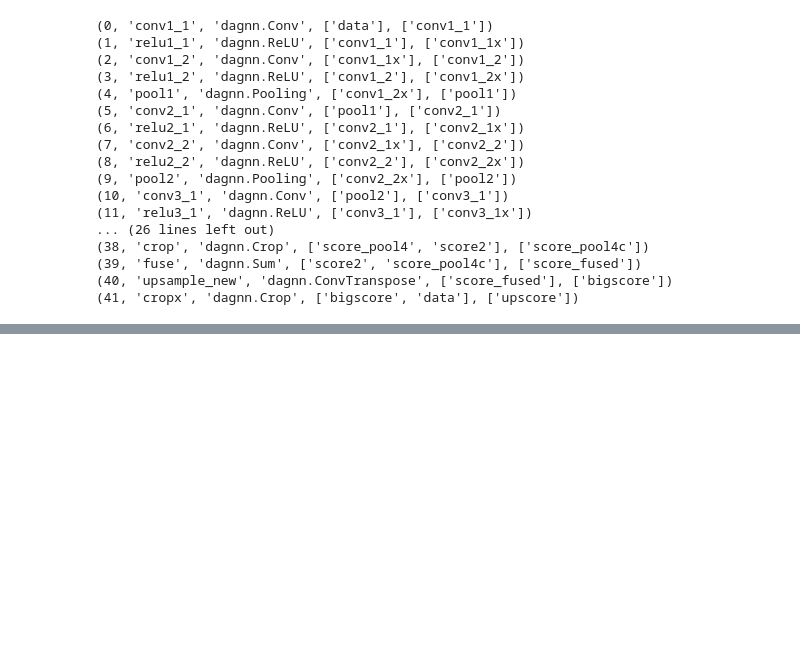
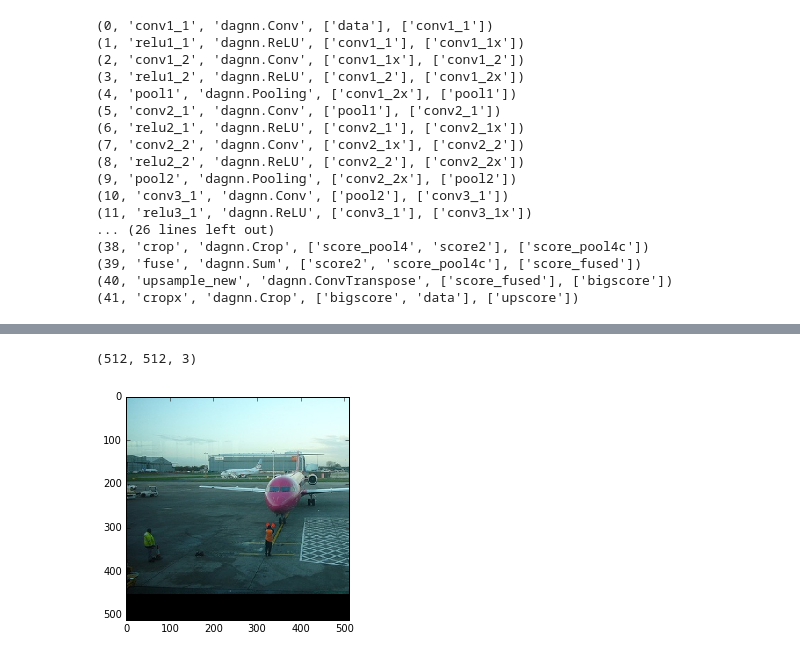
Before and after one commit to Gurupradeep/FCN-for-Semantic-Segmentation, a Jupyter notebook: FCN-16.ipynb, the cells around one changed output, grey strips where cells are left out. Drawn from its saved outputs; the diff is of its cells as text; code cells hidden in the pictures; blank space fills up the shorter version.

```diff
--- a/FCN-16.ipynb
+++ b/FCN-16.ipynb
@@ -269,0 +318,10 @@ for i in range(layers.shape[1]):
+# %%
+im = Image.open('2007_000032.jpg') # http://www.robots.ox.ac.uk/~szheng/crfasrnndemo/static/rgb.jpg
+im = im.crop((0,0,319,319)) # WARNING : manual square cropping
+im = im.resize((image_size,image_size))
+# %%
+plt.imshow(np.asarray(im))
+print(np.asarray(im).shape)
+# %% [output]
+(512, 512, 3)
+[figure, added]
```
Also changed, not shown: parts of 12 cells of this notebook.
